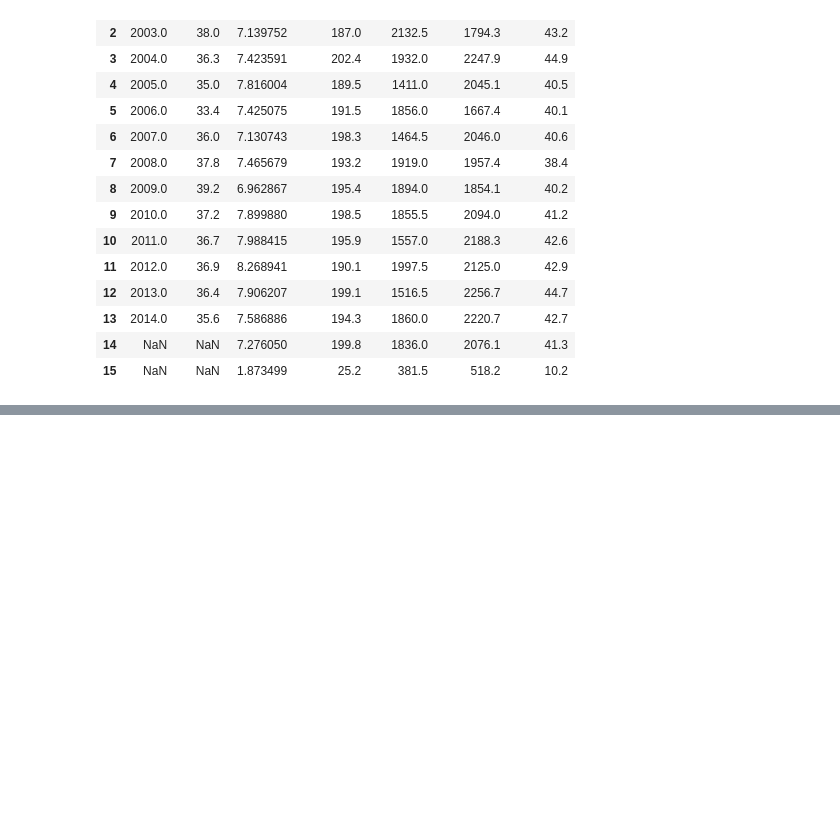
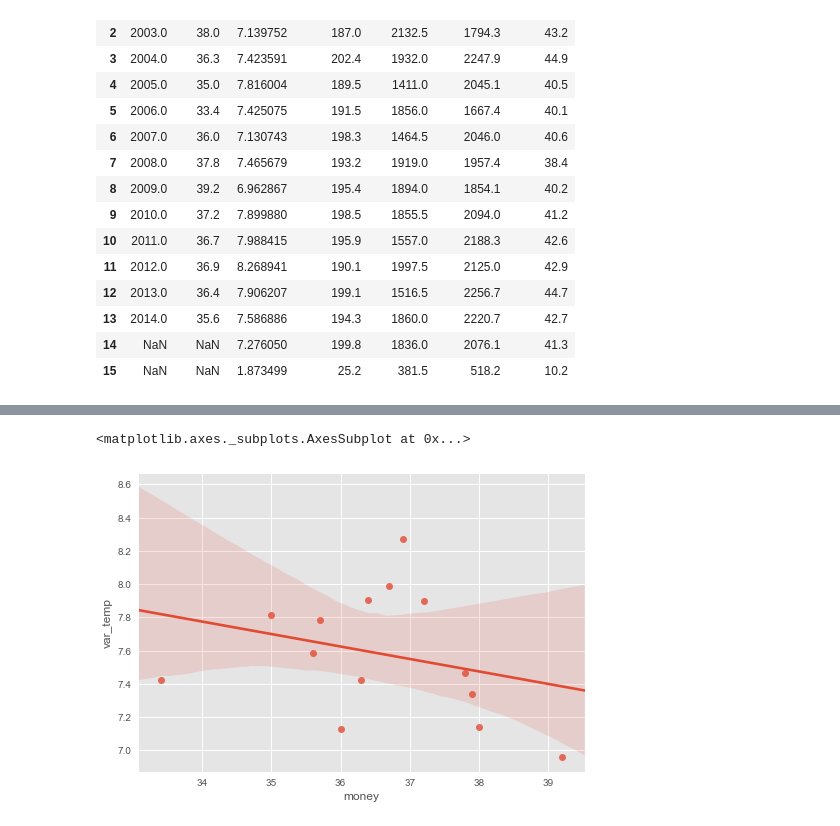
Before and after one commit to taishiroyamada/graduation_thesis_dayo, a Jupyter notebook: sotsuron_data3.ipynb, the cells around one changed output, grey strips where cells are left out. Cells and saved outputs as stored; diff of their text form; code cells hidden in the pictures; blank space fills up the shorter version.

```diff
--- a/sotsuron_data3.ipynb
+++ b/sotsuron_data3.ipynb
@@ -182,4 +182,4 @@ yt_data
 | 14 | NaN | NaN | 7.276050 | 199.8 | 1836.0 | 2076.1 | 41.3 |
 | 15 | NaN | NaN | 1.873499 | 25.2 | 381.5 | 518.2 | 10.2 |
 # %%
-yt_data.drop([14,15],axis=)
+yt_data = yt_data.drop([14,15],axis=0)
@@ -185,0 +204,5 @@ yt_data.drop([14,15],axis=)
+# %%
+sns.regplot(x=yt_data["money"], y=yt_data["var_temp"])
+# %% [output]
+<matplotlib.axes._subplots.AxesSubplot at 0x...>
+[figure, added]
```
Also changed, not shown: parts of 5 cells of this notebook.
